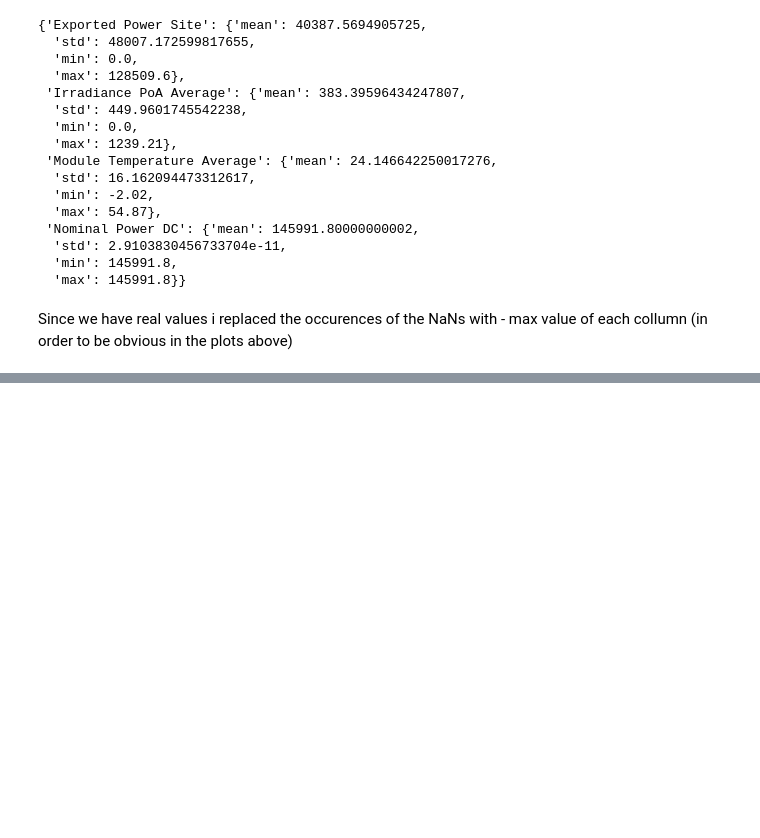
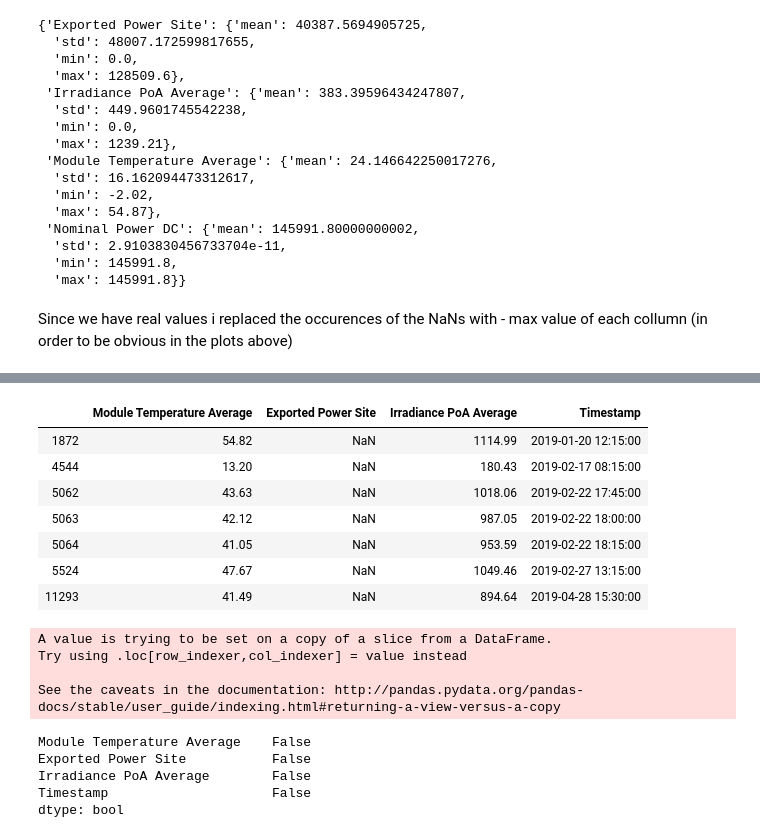
Before and after one commit to dimitrisl/PowerSeries, a Jupyter notebook: Power_ML.ipynb, the cells around one changed output, grey strips where cells are left out. Drawn from its saved outputs; the diff is of its cells as text; code cells hidden in the pictures; blank space fills up the shorter version.

Commit message:
WIP: fix time range, maybe add epoch feature, finally run XGBoostReg

```diff
--- a/Power_ML.ipynb
+++ b/Power_ML.ipynb
@@ -77,0 +181,4 @@ Since we have real values i replaced the occurences of the NaNs with - max value
+# %%
+f_cols = list(set(df.columns) - set(["Nominal Power DC"]))
+print(f_cols)
+final_df = df[f_cols]
@@ -77,0 +224,11 @@ Since we have real values i replaced the occurences of the NaNs with - max value
+# %%
+final_df[final_df["Exported Power Site"].isnull()]#/len(final_df["Exported Power Site"])
+# %% [output]
+|  | Module Temperature Average | Exported Power Site | Irradiance PoA Average | Timestamp |
+| 1872 | 54.82 | NaN | 1114.99 | 2019-01-20 12:15:00 |
+| 4544 | 13.20 | NaN | 180.43 | 2019-02-17 08:15:00 |
+| 5062 | 43.63 | NaN | 1018.06 | 2019-02-22 17:45:00 |
+| 5063 | 42.12 | NaN | 987.05 | 2019-02-22 18:00:00 |
+| 5064 | 41.05 | NaN | 953.59 | 2019-02-22 18:15:00 |
+| 5524 | 47.67 | NaN | 1049.46 | 2019-02-27 13:15:00 |
+| 11293 | 41.49 | NaN | 894.64 | 2019-04-28 15:30:00 |
@@ -77,0 +237,8 @@ Since we have real values i replaced the occurences of the NaNs with - max value
+# %%
+i = "Exported Power Site"
+final_df[i] = final_df[i].fillna(nan_indicating_value)
+# %% [output]
+A value is trying to be set on a copy of a slice from a DataFrame.
+Try using .loc[row_indexer,col_indexer] = value instead
+
+See the caveats in the documentation: http://pandas.pydata.org/pandas-docs/stable/user_guide/indexing.html#returning-a-view-versus-a-copy
@@ -77,0 +247,8 @@ Since we have real values i replaced the occurences of the NaNs with - max value
+# %%
+final_df.isnull().any()
+# %% [output]
+Module Temperature Average    False
+Exported Power Site           False
+Irradiance PoA Average        False
+Timestamp                     False
+dtype: bool
```
Also changed, not shown: parts of 29 cells of this notebook.
